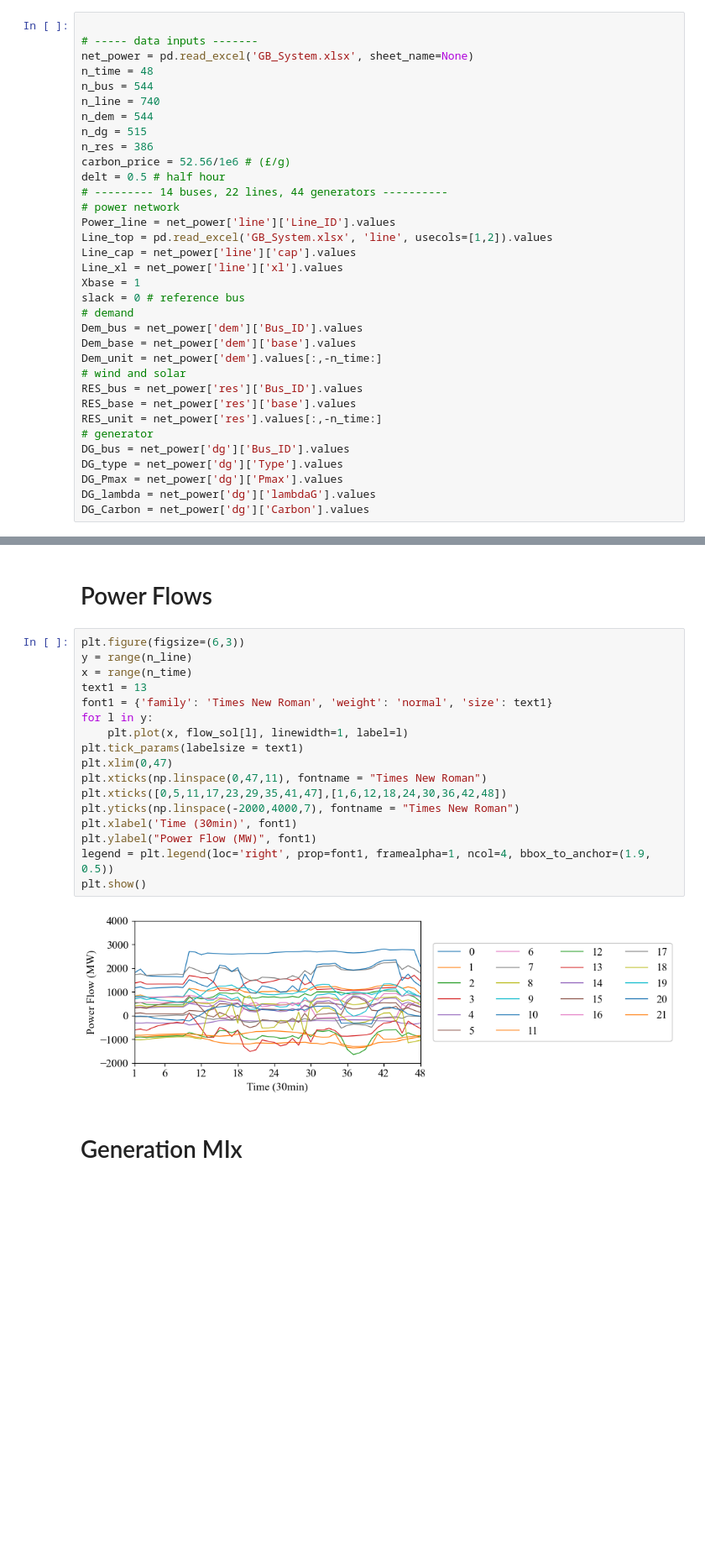
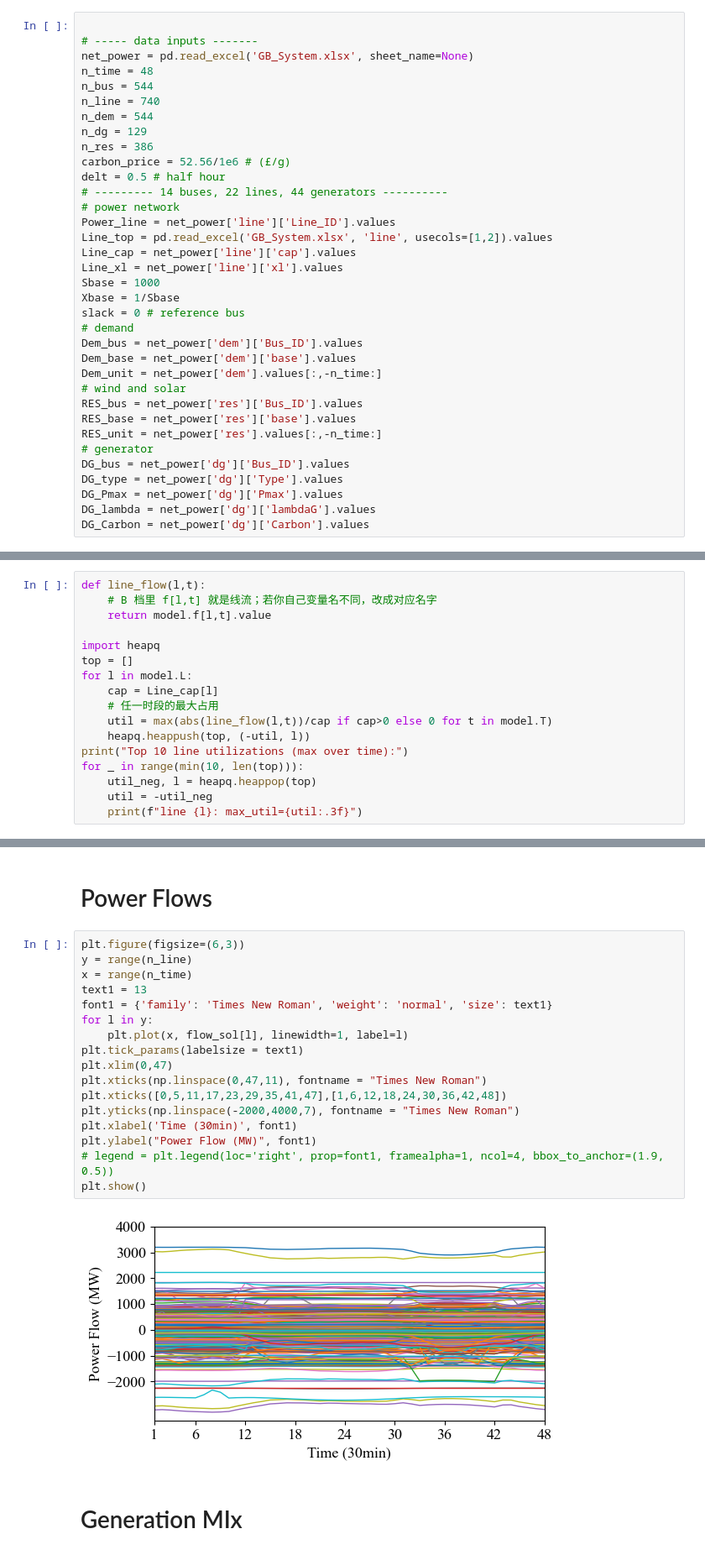
Before and after one commit to zhichuanma/GB_power_opt, a Jupyter notebook: Benchmark_Zhichuan/Centralised.ipynb, the cells around one changed output, grey strips where cells are left out. Shown at 84% size. Drawn from its saved outputs; the diff is of its cells as text; blank space fills up the shorter version.

```diff
--- a/Benchmark_Zhichuan/Centralised.ipynb
+++ b/Benchmark_Zhichuan/Centralised.ipynb
@@ -23,7 +23,7 @@ n_time = 48
 n_bus = 544
 n_line = 740
 n_dem = 544
-n_dg = 515
+n_dg = 129
 n_res = 386
 carbon_price = 52.56/1e6 # (£/g)
 delt = 0.5 # half hour
@@ -33,7 +33,8 @@ Power_line = net_power['line']['Line_ID'].values
 Line_top = pd.read_excel('GB_System.xlsx', 'line', usecols=[1,2]).values
 Line_cap = net_power['line']['cap'].values
 Line_xl = net_power['line']['xl'].values
-Xbase = 1
+Sbase = 1000
+Xbase = 1/Sbase
 slack = 0 # reference bus
 # demand
 Dem_bus = net_power['dem']['Bus_ID'].values
@@ -280,0 +418,17 @@ check_bus_transfer_capacity(34, 0, lines, P_net, S_base=100, use_pu=True)
+# %%
+def line_flow(l,t):
+    # B 档里 f[l,t] 就是线流；若你自己变量名不同，改成对应名字
+    return model.f[l,t].value
+
+import heapq
+top = []
+for l in model.L:
+    cap = Line_cap[l]
+    # 任一时段的最大占用
+    util = max(abs(line_flow(l,t))/cap if cap>0 else 0 for t in model.T)
+    heapq.heappush(top, (-util, l))
+print("Top 10 line utilizations (max over time):")
+for _ in range(min(10, len(top))):
+    util_neg, l = heapq.heappop(top)
+    util = -util_neg
+    print(f"line {l}: max_util={util:.3f}")
@@ -283,22 +560,22 @@ check_bus_transfer_capacity(34, 0, lines, P_net, S_base=100, use_pu=True)
 # %%
 plt.figure(figsize=(6,3))
 y = range(n_line)
 x = range(n_time)
 text1 = 13
 font1 = {'family': 'Times New Roman', 'weight': 'normal', 'size': text1}
 for l in y:
     plt.plot(x, flow_sol[l], linewidth=1, label=l)
 plt.tick_params(labelsize = text1)
 plt.xlim(0,47)
 plt.xticks(np.linspace(0,47,11), fontname = "Times New Roman")
 plt.xticks([0,5,11,17,23,29,35,41,47],[1,6,12,18,24,30,36,42,48])
 plt.yticks(np.linspace(-2000,4000,7), fontname = "Times New Roman")
 plt.xlabel('Time (30min)', font1)
 plt.ylabel("Power Flow (MW)", font1)
-legend = plt.legend(loc='right', prop=font1, framealpha=1, ncol=4, bbox_to_anchor=(1.9, 0.5))
+# legend = plt.legend(loc='right', prop=font1, framealpha=1, ncol=4, bbox_to_anchor=(1.9, 0.5))
 plt.show()
 # %% [output]
-[figure, old version]
+[figure, new version]
 # %% [markdown]
 # Generation MIx
 # %%
```
Also changed, not shown: parts of 12 cells of this notebook, 2 other files.
